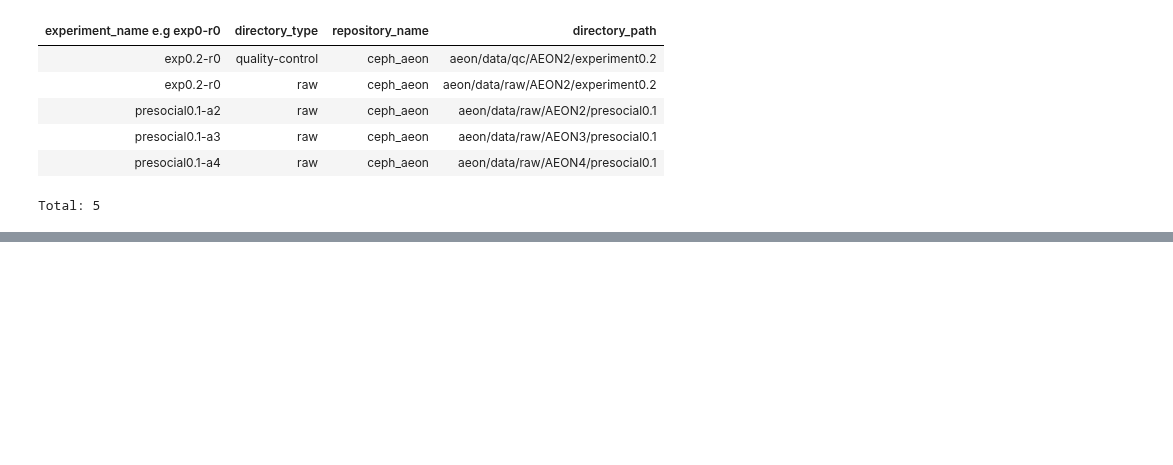
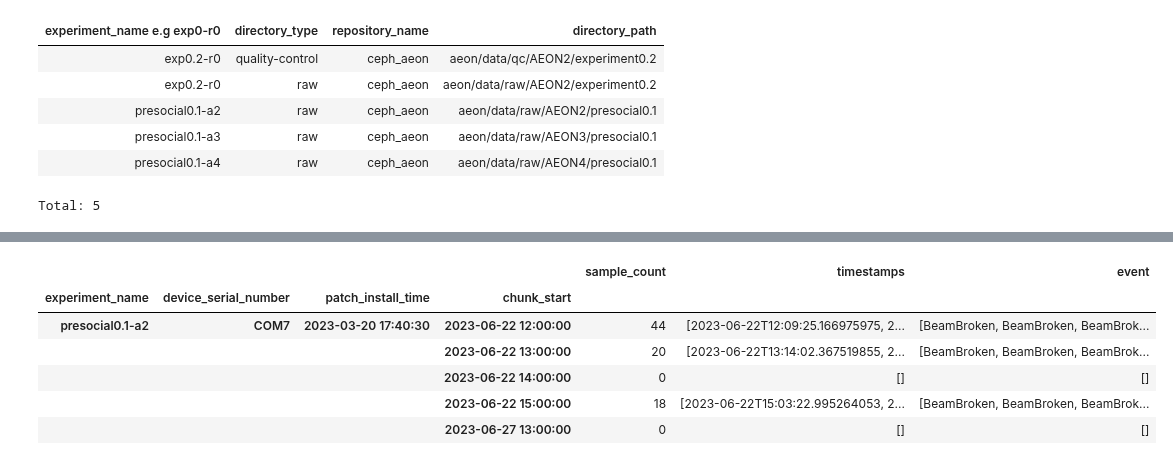
Before and after one commit to SainsburyWellcomeCentre/aeon_scratchpad, a Jupyter notebook: aeon_analysis/presocial/presocial_datajoint.ipynb, the cells around one changed output, grey strips where cells are left out. Saved outputs shown, nothing was run; the diff lists cells and outputs as text; code cells hidden in the pictures; blank space fills up the shorter version.

Commit message:
ingested patch1 ts for 2023-06-22 verified

```diff
--- a/aeon_analysis/presocial/presocial_datajoint.ipynb
+++ b/aeon_analysis/presocial/presocial_datajoint.ipynb
@@ -148,0 +89,11 @@ array([array(['2023-02-27T14:32:32.458399773', '2023-02-27T14:34:21.492063999',
+# %%
+patch_df = streams.PatchBeamBreak().fetch(format="frame")
+display(patch_df.tail())
+# %% [output]
+|  |  |  |  | sample_count | timestamps | event |
+| experiment_name | device_serial_number | patch_install_time | chunk_start |  |  |  |
+| presocial0.1-a2 | COM7 | 2023-03-20 17:40:30 | 2023-06-22 12:00:00 | 44 | [2023-06-22T12:09:25.166975975, 2... | [BeamBroken, BeamBroken, BeamBrok... |
+|  |  |  | 2023-06-22 13:00:00 | 20 | [2023-06-22T13:14:02.367519855, 2... | [BeamBroken, BeamBroken, BeamBrok... |
+|  |  |  | 2023-06-22 14:00:00 | 0 | [] | [] |
+|  |  |  | 2023-06-22 15:00:00 | 18 | [2023-06-22T15:03:22.995264053, 2... | [BeamBroken, BeamBroken, BeamBrok... |
+|  |  |  | 2023-06-27 13:00:00 | 0 | [] | [] |
```
Also changed, not shown: parts of 9 cells of this notebook.
